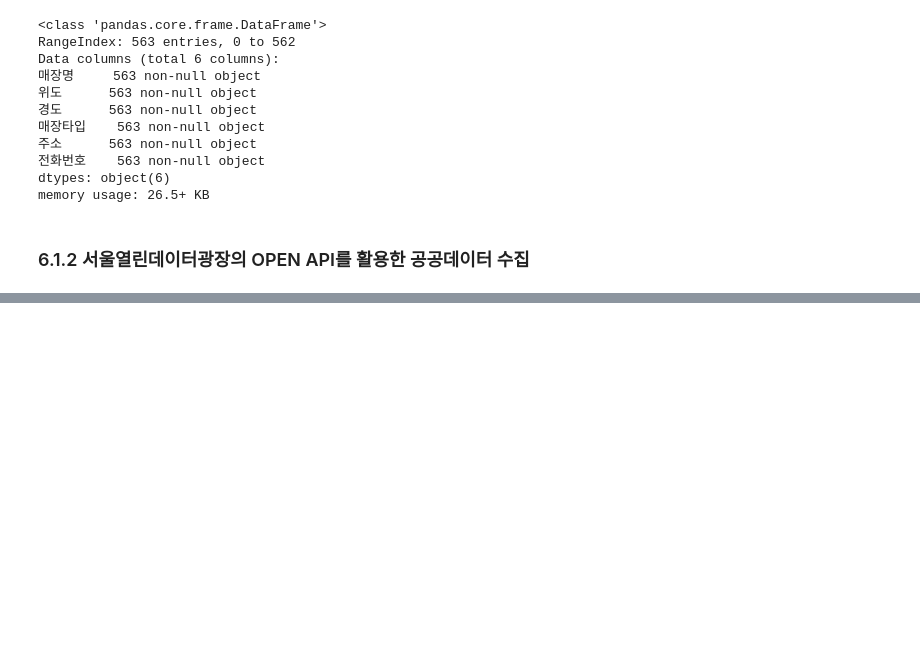
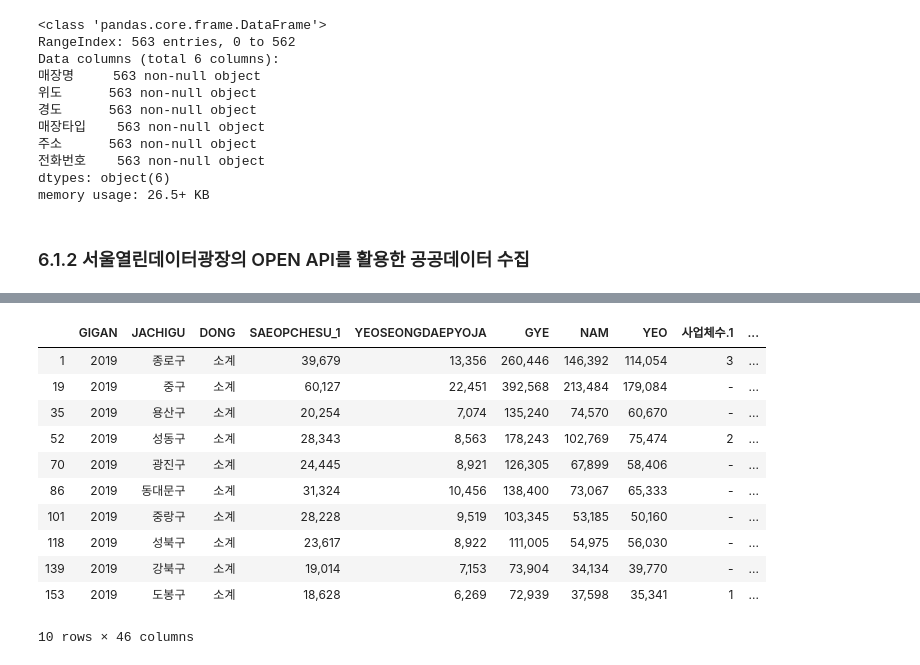
Before and after one commit to hemni28/datasalon_practice, a Jupyter notebook: Practice.ipynb, the cells around one changed output, grey strips where cells are left out. Cells and saved outputs as stored; diff of their text form; code cells hidden in the pictures; blank space fills up the shorter version.

```diff
--- a/Practice.ipynb
+++ b/Practice.ipynb
@@ -1224,0 +1383,18 @@ seoul_starbucks_df.to_excel('./datasalon-master/02_개정판/6_St
+# %%
+# 예제 6-35  시군구별 사업체 현황 데이터 추출
+condition = sgg_biz_df['DONG'] == '소계'
+sgg_biz_df_selected = sgg_biz_df[condition]
+sgg_biz_df_selected.head(10)
+# %% [output]
+|  | GIGAN | JACHIGU | DONG | SAEOPCHESU_1 | YEOSEONGDAEPYOJA | GYE | NAM | YEO | 사업체수.1 | ... |
+| 1 | 2019 | 종로구 | 소계 | 39,679 | 13,356 | 260,446 | 146,392 | 114,054 | 3 | ... |
+| 19 | 2019 | 중구 | 소계 | 60,127 | 22,451 | 392,568 | 213,484 | 179,084 | - | ... |
+| 35 | 2019 | 용산구 | 소계 | 20,254 | 7,074 | 135,240 | 74,570 | 60,670 | - | ... |
+| 52 | 2019 | 성동구 | 소계 | 28,343 | 8,563 | 178,243 | 102,769 | 75,474 | 2 | ... |
+| 70 | 2019 | 광진구 | 소계 | 24,445 | 8,921 | 126,305 | 67,899 | 58,406 | - | ... |
+| 86 | 2019 | 동대문구 | 소계 | 31,324 | 10,456 | 138,400 | 73,067 | 65,333 | - | ... |
+| 101 | 2019 | 중랑구 | 소계 | 28,228 | 9,519 | 103,345 | 53,185 | 50,160 | - | ... |
+| 118 | 2019 | 성북구 | 소계 | 23,617 | 8,922 | 111,005 | 54,975 | 56,030 | - | ... |
+| 139 | 2019 | 강북구 | 소계 | 19,014 | 7,153 | 73,904 | 34,134 | 39,770 | - | ... |
+| 153 | 2019 | 도봉구 | 소계 | 18,628 | 6,269 | 72,939 | 37,598 | 35,341 | 1 | ... |
+10 rows × 46 columns
```
Also changed, not shown: parts of 15 cells of this notebook, 4 other files.
